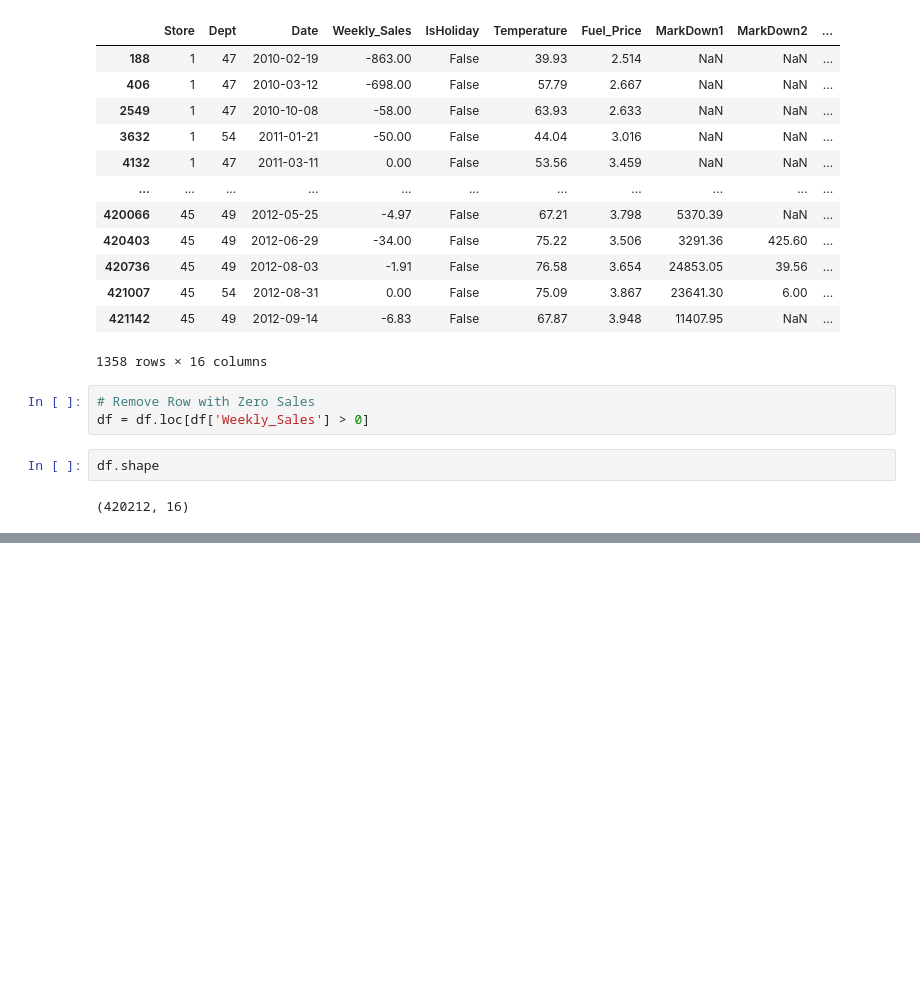
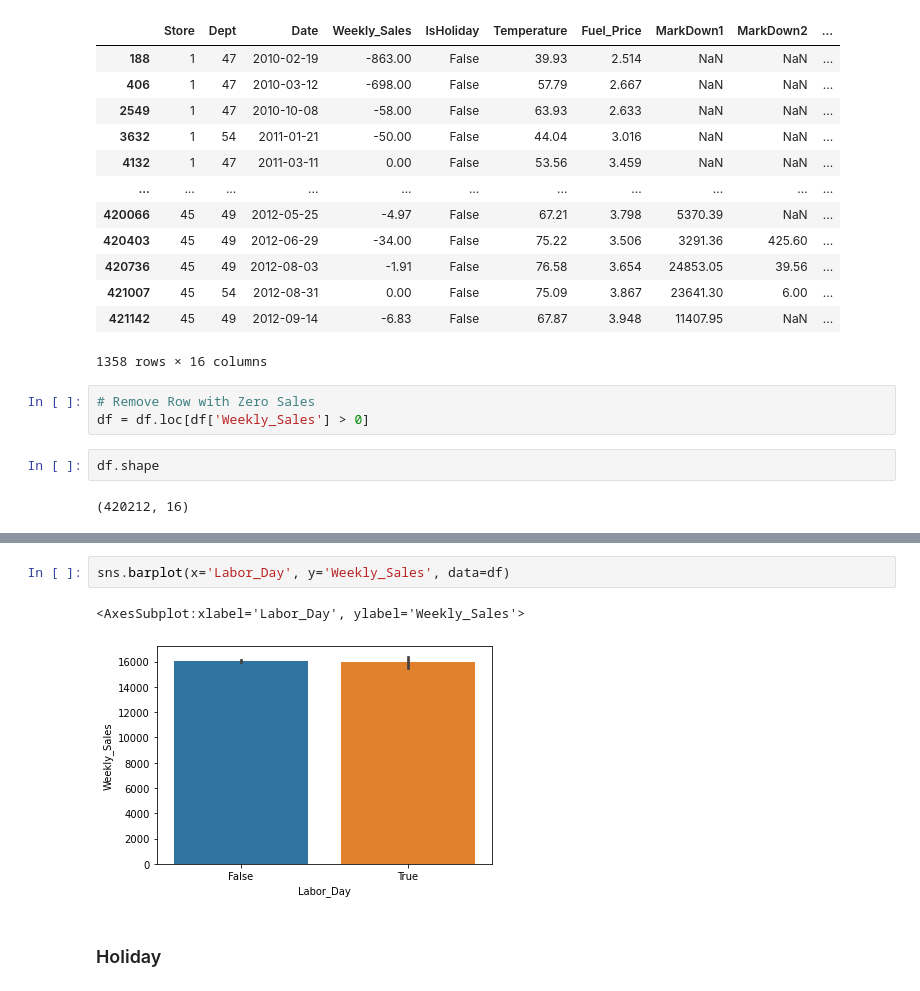
Before and after one commit to abideen-olawuwo/walmart-sales-forcast, a Jupyter notebook: walmart.ipynb, the cells around one changed output, grey strips where cells are left out. Cells and saved outputs as stored; diff of their text form; blank space fills up the shorter version.

```diff
--- a/walmart.ipynb
+++ b/walmart.ipynb
@@ -175,0 +225,7 @@ sns.barplot(x='IsHoliday', y='Weekly_Sales', data=df)
+# %%
+sns.barplot(x='Labor_Day', y='Weekly_Sales', data=df)
+# %% [output]
+<AxesSubplot:xlabel='Labor_Day', ylabel='Weekly_Sales'>
+[figure, added]
+# %% [markdown]
+### Holiday
```
Also changed, not shown: parts of 19 cells of this notebook.
